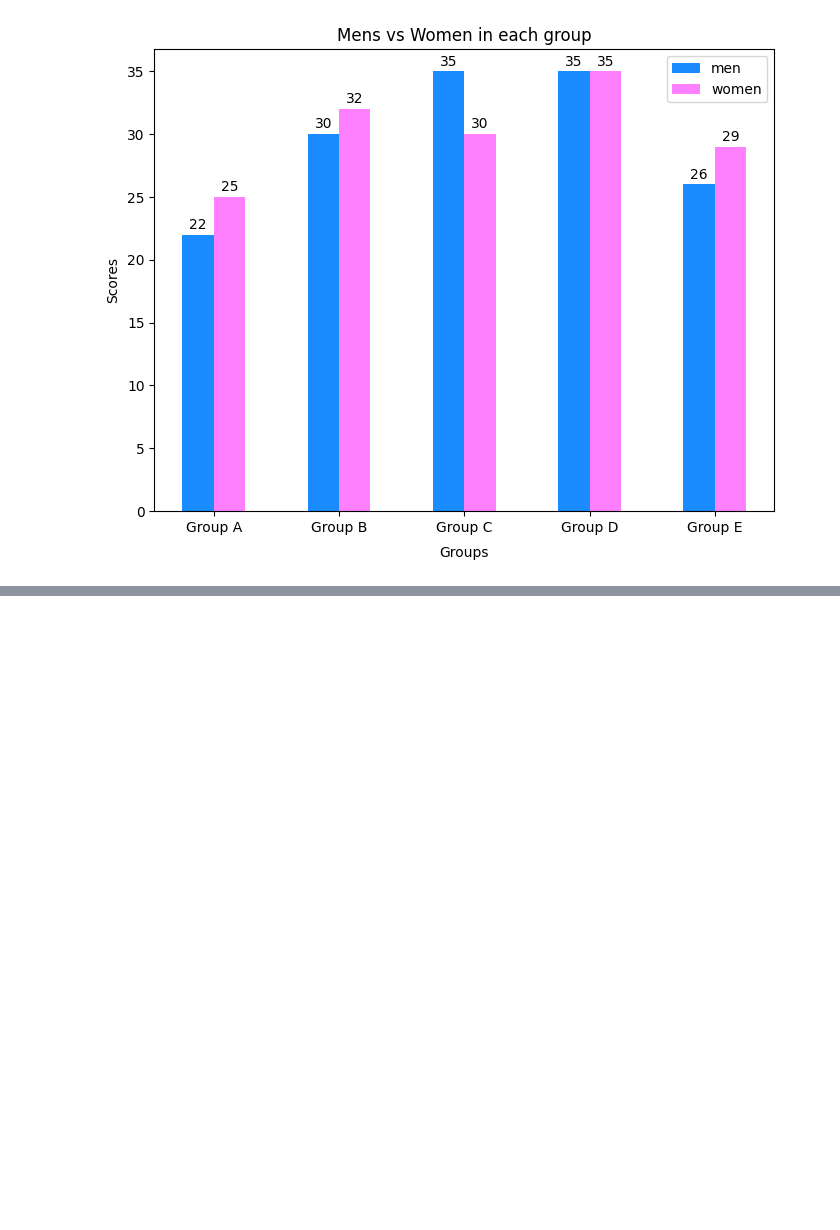
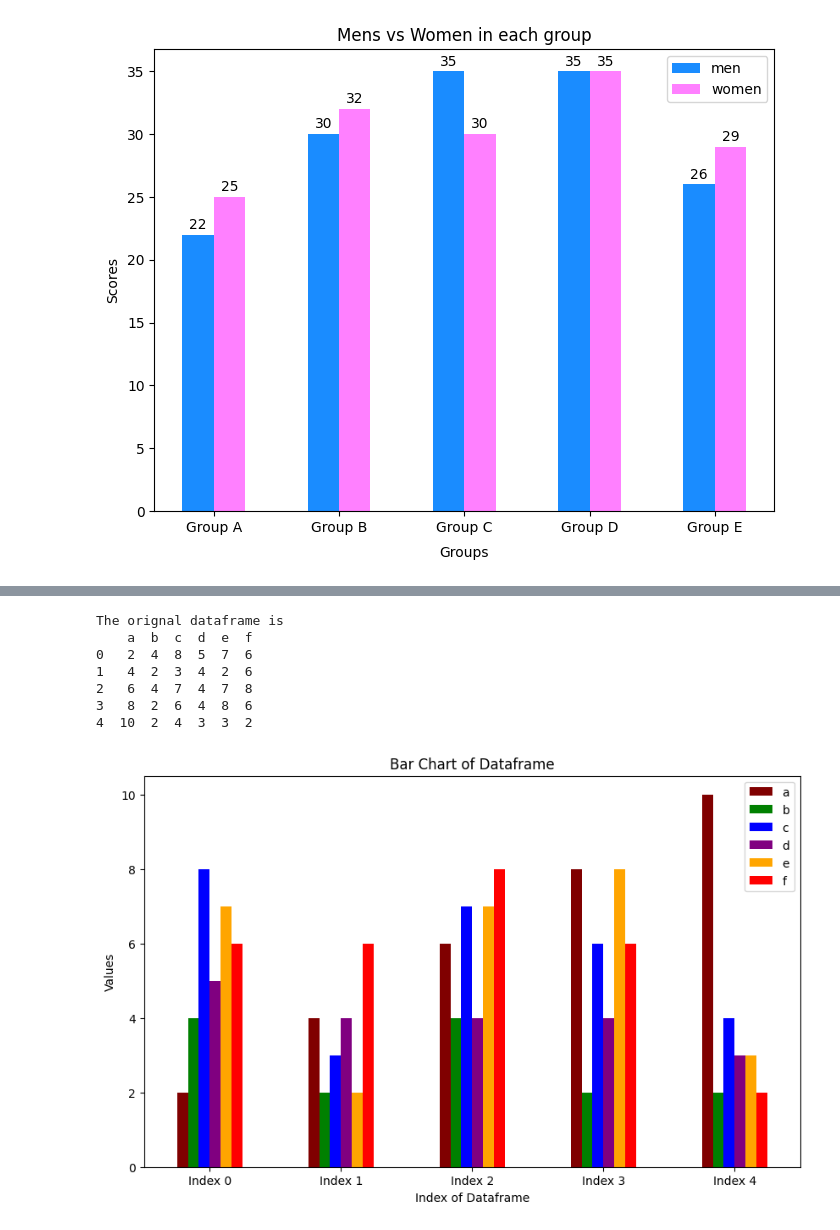
Before and after one commit to ayush-prajapati01/Python-Libraries, a Jupyter notebook: Matplotlib_Programs/barchart_programs.ipynb, the cells around one changed output, grey strips where cells are left out. Saved outputs shown, nothing was run; the diff lists cells and outputs as text; code cells hidden in the pictures; blank space fills up the shorter version.

Commit message:
[Ayush] Add: Python program to create bar plot from a DataFrame.

```diff
--- a/Matplotlib_Programs/barchart_programs.ipynb
+++ b/Matplotlib_Programs/barchart_programs.ipynb
@@ -239,0 +252,34 @@ if __name__ == "__main__":
+# %%
+def main():
+    data = {
+        'a': [2,4,6,8,10],
+        'b': [4,2,4,2,2],
+        'c': [8,3,7,6,4],
+        'd': [5,4,4,4,3],
+        'e': [7,2,7,8,3],
+        'f': [6,6,8,6,2]
+    }
+
+    df = pd.DataFrame(data)
+    print(f"The orignal dataframe is \n{df}\n")
+    df.plot.bar(figsize=(10, 6),
+                color=['maroon', 'green', 'blue', 'purple', 'orange', 'red'],
+                title="Bar Chart of Dataframe",
+                xlabel="Index of Dataframe",
+                ylabel="Values")
+
+    x_label = ['Index 0', 'Index 1', 'Index 2', 'Index 3', 'Index 4']
+    plt.xticks(range(len(x_label)), x_label, rotation = 0)
+
+
+if __name__ == "__main__":
+    main()
+# %% [output]
+The orignal dataframe is
+    a  b  c  d  e  f
+0   2  4  8  5  7  6
+1   4  2  3  4  2  6
+2   6  4  7  4  7  8
+3   8  2  6  4  8  6
+4  10  2  4  3  3  2
+[figure, added]
```
Also changed, not shown: parts of 2 cells of this notebook.
